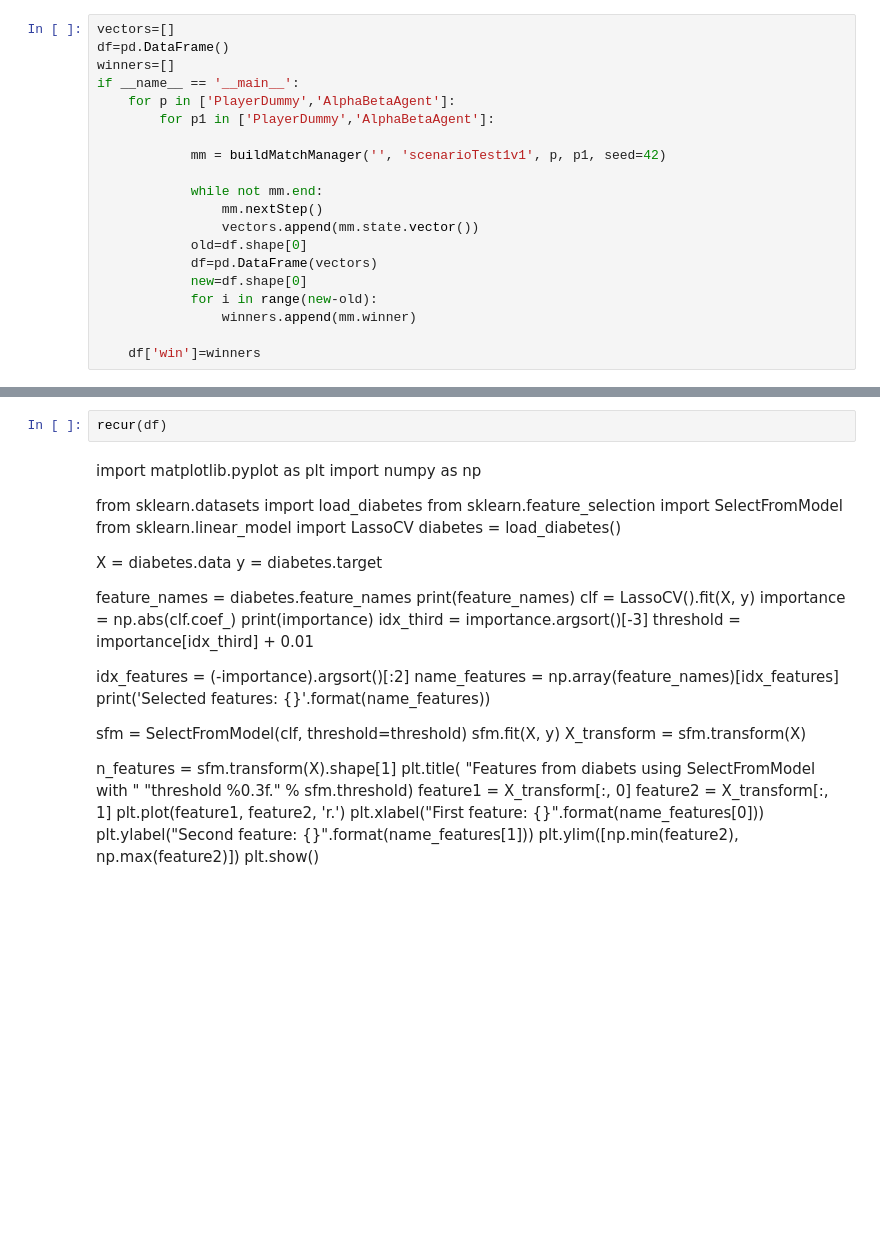
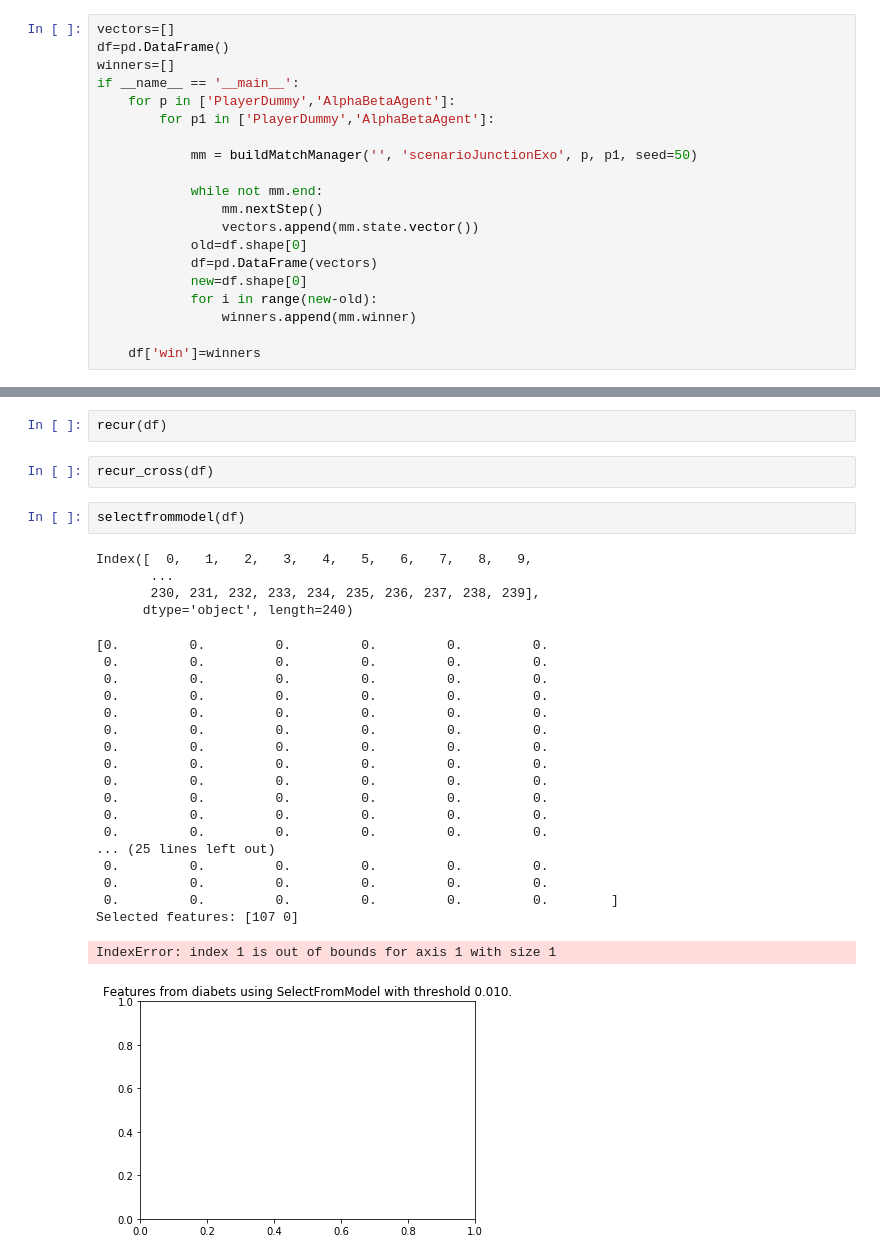
Before and after one commit to IDSIA/NewTechnoWar, a Jupyter notebook: code/NotebookPresentazione.ipynb, the cells around one changed output, grey strips where cells are left out. Drawn from its saved outputs; the diff is of its cells as text; blank space fills up the shorter version.

```diff
--- a/code/NotebookPresentazione.ipynb
+++ b/code/NotebookPresentazione.ipynb
@@ -26,7 +26,7 @@ if __name__ == '__main__':
     for p in ['PlayerDummy','AlphaBetaAgent']:
         for p1 in ['PlayerDummy','AlphaBetaAgent']:
 
-            mm = buildMatchManager('', 'scenarioTest1v1', p, p1, seed=42)
+            mm = buildMatchManager('', 'scenarioJunctionExo', p, p1, seed=50)
 
             while not mm.end:
                 mm.nextStep()
@@ -167,42 +206,31 @@ random_forest(df)
 var=low_variance(df)
 # %%
 recur(df)
-# %% [markdown]
-import matplotlib.pyplot as plt
-import numpy as np
-
-from sklearn.datasets import load_diabetes
-from sklearn.feature_selection import SelectFromModel
-from sklearn.linear_model import LassoCV
-diabetes = load_diabetes()
-
-X = diabetes.data
-y = diabetes.target
-
-feature_names = diabetes.feature_names
-print(feature_names)
-clf = LassoCV().fit(X, y)
-importance = np.abs(clf.coef_)
-print(importance)
-idx_third = importance.argsort()[-3]
-threshold = importance[idx_third] + 0.01
-
-idx_features = (-importance).argsort()[:2]
-name_features = np.array(feature_names)[idx_features]
-print('Selected features: {}'.format(name_features))
-
-sfm = SelectFromModel(clf, threshold=threshold)
-sfm.fit(X, y)
-X_transform = sfm.transform(X)
-
-n_features = sfm.transform(X).shape[1]
-plt.title(
-    "Features from diabets using SelectFromModel with "
-    "threshold %0.3f." % sfm.threshold)
-feature1 = X_transform[:, 0]
-feature2 = X_transform[:, 1]
-plt.plot(feature1, feature2, 'r.')
-plt.xlabel("First feature: {}".format(name_features[0]))
-plt.ylabel("Second feature: {}".format(name_features[1]))
-plt.ylim([np.min(feature2), np.max(feature2)])
-plt.show()
+# %%
+recur_cross(df)
+# %%
+selectfrommodel(df)
+# %% [output]
+Index([  0,   1,   2,   3,   4,   5,   6,   7,   8,   9,
+       ...
+       230, 231, 232, 233, 234, 235, 236, 237, 238, 239],
+      dtype='object', length=240)
+[0.         0.         0.         0.         0.         0.
+ 0.         0.         0.         0.         0.         0.
+ 0.         0.         0.         0.         0.         0.
+ 0.         0.         0.         0.         0.         0.
+ 0.         0.         0.         0.         0.         0.
+ 0.         0.         0.         0.         0.         0.
+ 0.         0.         0.         0.         0.         0.
+ 0.         0.         0.         0.         0.         0.
+ 0.         0.         0.         0.         0.         0.
+ 0.         0.         0.         0.         0.         0.
+ 0.         0.         0.         0.         0.         0.
+ 0.         0.         0.         0.         0.         0.
+... (25 lines left out)
+ 0.         0.         0.         0.         0.         0.
+ 0.         0.         0.         0.         0.         0.
+ 0.         0.         0.         0.         0.         0.        ]
+Selected features: [107 0]
+IndexError: index 1 is out of bounds for axis 1 with size 1
+[figure, added]
```
Also changed, not shown: parts of 5 cells of this notebook, 1 other file.
